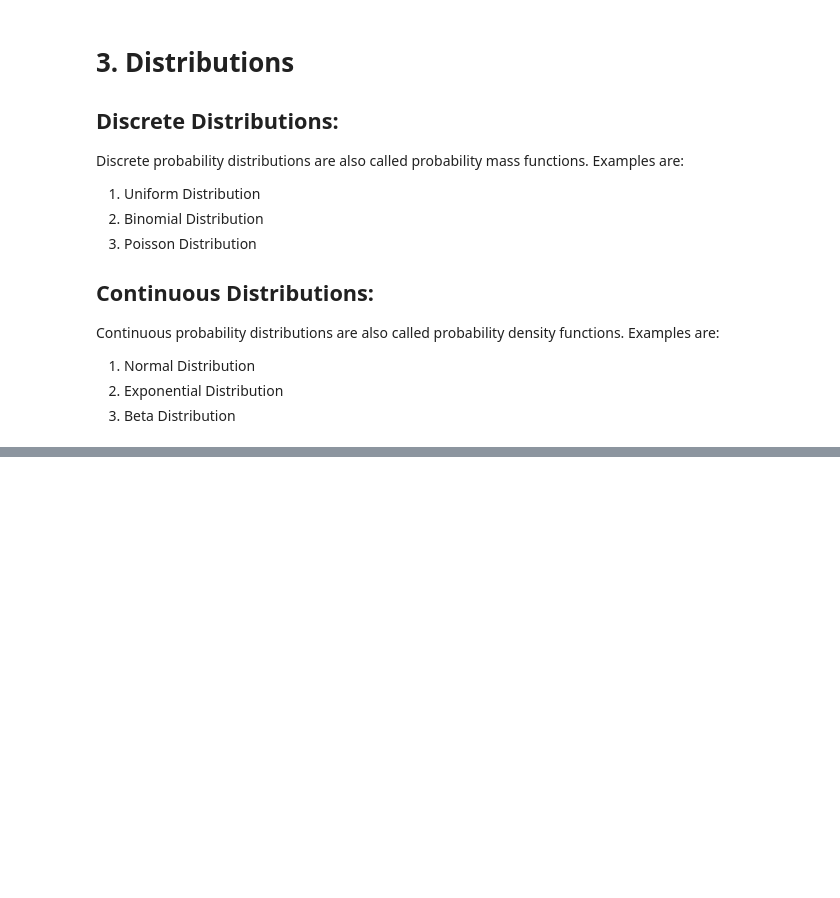
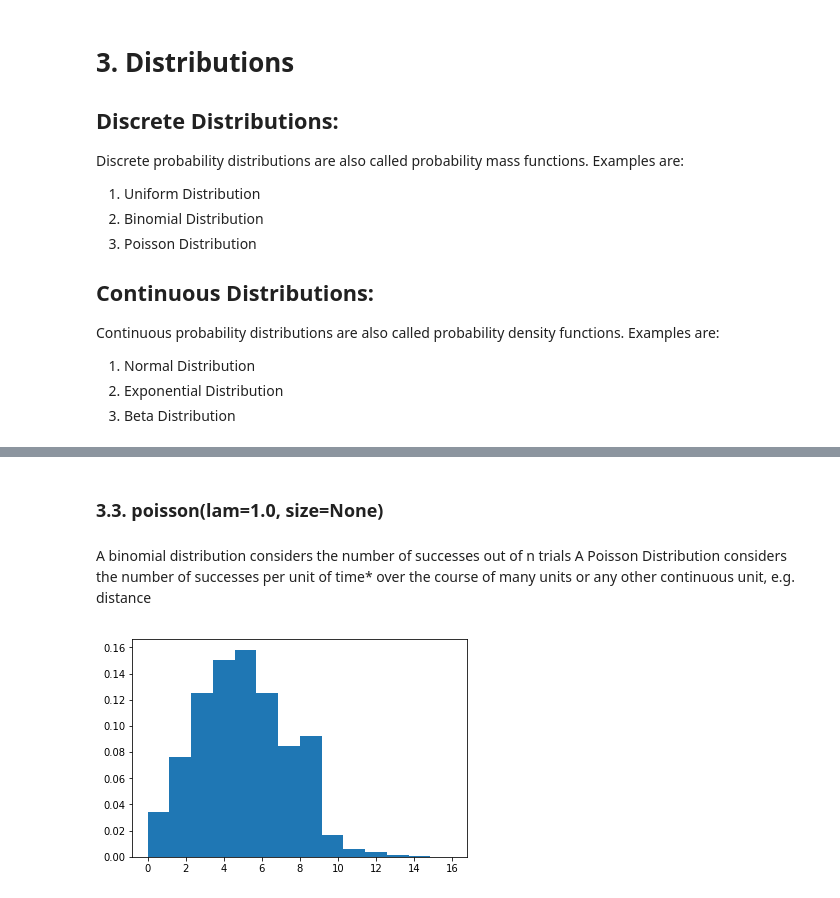
Before and after one commit to dewaledr/PDAnalysis, a Jupyter notebook: numpyRandom.ipynb, the cells around one changed output, grey strips where cells are left out. Saved outputs shown, nothing was run; the diff lists cells and outputs as text; code cells hidden in the pictures; blank space fills up the shorter version.

```diff
--- a/numpyRandom.ipynb
+++ b/numpyRandom.ipynb
@@ -384,0 +439,18 @@ Continuous probability distributions are also called probability density functio
+# %% [markdown]
+### 3.3.	poisson(lam=1.0, size=None)
+# %% [markdown]
+A binomial distribution considers the number of successes out of n trials
+A Poisson Distribution considers the number of successes per unit of time*
+over the course of many units or any other continuous unit, e.g. distance
+# %%
+# Poisson distribution draw samples from a Poisson distribution.
+# The Poisson distribution is the limit of the binomial distribution for large N.
+# import numpy as np
+s = np.random.poisson(5, 10000)
+# %%
+# Display histogram of the sample:
+import matplotlib.pyplot as plt
+count, bins, ignored = plt.hist(s, 14, density=True)
+plt.show()
+# %% [output]
+[figure, added]
```
Also changed, not shown: parts of 34 cells of this notebook.
